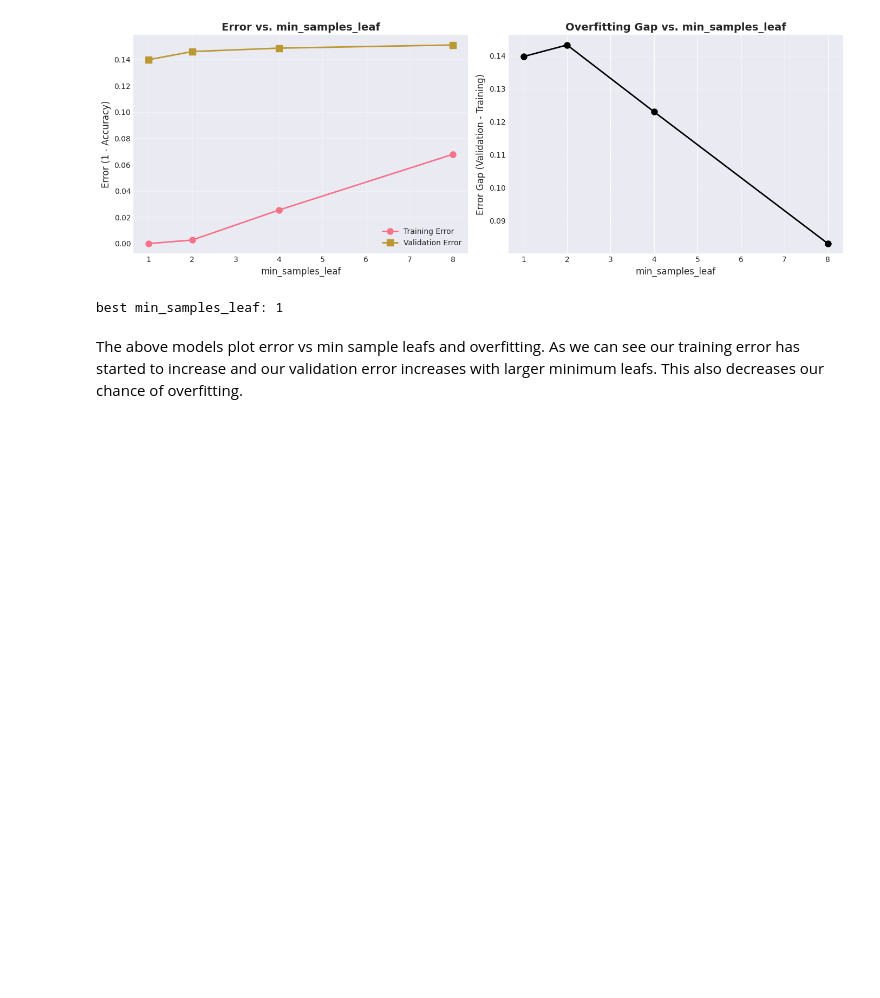
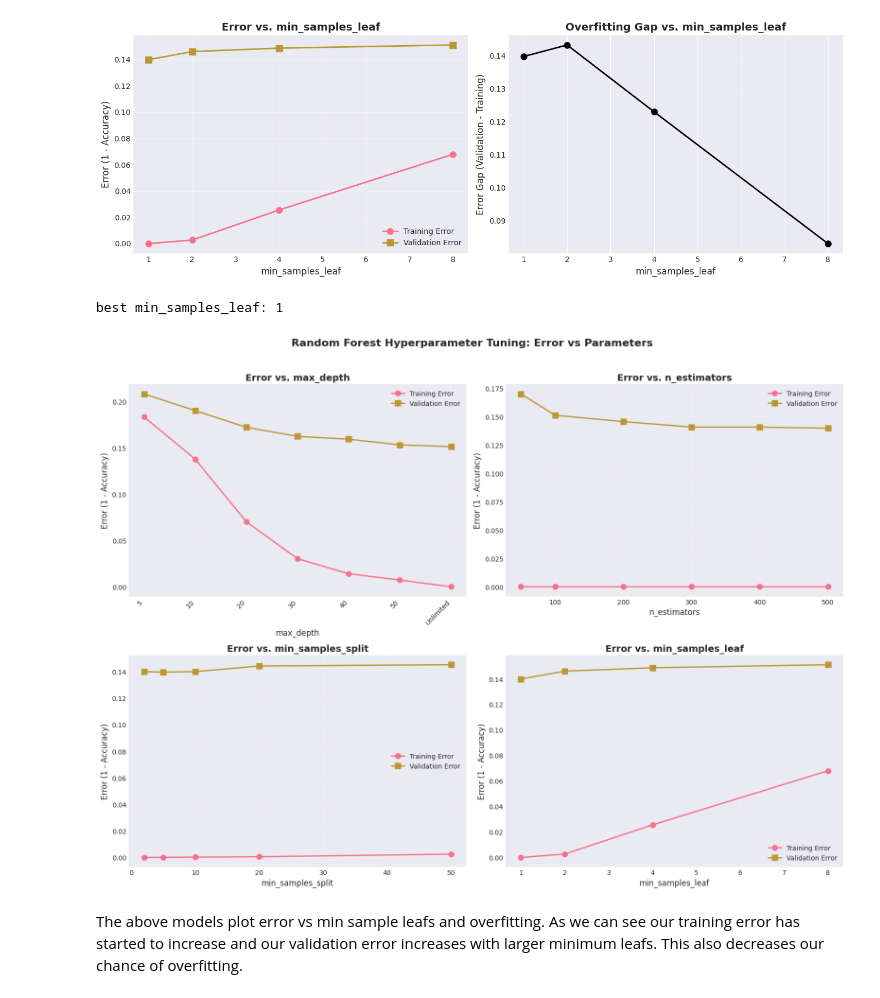
Before and after one commit to v5wtw4krd6-coder/cs-178-project, a Jupyter notebook: cs178_project_merged.ipynb, the cells around one changed output. Cells and saved outputs as stored; diff of their text form; code cells hidden in the pictures; blank space fills up the shorter version.

```diff
--- a/cs178_project_merged.ipynb
+++ b/cs178_project_merged.ipynb
@@ -777,6 +863,53 @@ print(f"best min_samples_leaf: {best_min_leaf}")
 # %% [output]
 [figure]
 best min_samples_leaf: 1
+# %%
+fig, axes = plt.subplots(2, 2, figsize=(16, 12))
+fig.suptitle('Random Forest Hyperparameter Tuning: Error vs Parameters', fontsize=16, fontweight='bold')
+
+depths_str = [str(d) for d in depth_results['depth']]
+x_pos_depth = range(len(depths_str))
+
+axes[0, 0].plot(x_pos_depth, depth_results['train_err'], 'o-', label='Training Error', linewidth=2, markersize=8)
+axes[0, 0].plot(x_pos_depth, depth_results['val_err'], 's-', label='Validation Error', linewidth=2, markersize=8)
+axes[0, 0].set_xticks(x_pos_depth)
+axes[0, 0].set_xticklabels(depths_str, rotation=45, ha='right')
+axes[0, 0].set_xlabel('max_depth', fontsize=12)
+axes[0, 0].set_ylabel('Error (1 - Accuracy)', fontsize=12)
+axes[0, 0].set_title('Error vs. max_depth', fontsize=14, fontweight='bold')
+axes[0, 0].legend()
+axes[0, 0].grid(alpha=0.3)
+
+axes[0, 1].plot(estimator_results['n_est'], estimator_results['train_err'], 'o-', label='Training Error', linewidth=2, markersize=8)
+axes[0, 1].plot(estimator_results['n_est'], estimator_results['val_err'], 's-', label='Validation Error', linewidth=2, markersize=8)
+axes[0, 1].set_xlabel('n_estimators', fontsize=12)
+axes[0, 1].set_ylabel('Error (1 - Accuracy)', fontsize=12)
+axes[0, 1].set_title('Error vs. n_estimators', fontsize=14, fontweight='bold')
+axes[0, 1].legend()
+axes[0, 1].grid(alpha=0.3)
+
+split_vals = [r['value'] for r in split_results]
+axes[1, 0].plot(split_vals, [r['train_err'] for r in split_results], 'o-', label='Training Error', linewidth=2, markersize=8)
+axes[1, 0].plot(split_vals, [r['val_err'] for r in split_results], 's-', label='Validation Error', linewidth=2, markersize=8)
+axes[1, 0].set_xlabel('min_samples_split', fontsize=12)
+axes[1, 0].set_ylabel('Error (1 - Accuracy)', fontsize=12)
+axes[1, 0].set_title('Error vs. min_samples_split', fontsize=14, fontweight='bold')
+axes[1, 0].legend()
+axes[1, 0].grid(alpha=0.3)
+
+leaf_vals = [r['value'] for r in leaf_results]
+axes[1, 1].plot(leaf_vals, [r['train_err'] for r in leaf_results], 'o-', label='Training Error', linewidth=2, markersize=8)
+axes[1, 1].plot(leaf_vals, [r['val_err'] for r in leaf_results], 's-', label='Validation Error', linewidth=2, markersize=8)
+axes[1, 1].set_xlabel('min_samples_leaf', fontsize=12)
+axes[1, 1].set_ylabel('Error (1 - Accuracy)', fontsize=12)
+axes[1, 1].set_title('Error vs. min_samples_leaf', fontsize=14, fontweight='bold')
+axes[1, 1].legend()
+axes[1, 1].grid(alpha=0.3)
+
+plt.tight_layout(rect=[0, 0, 1, 0.96])
+plt.show()
+# %% [output]
+[figure, added]
 # %% [markdown]
 The above models plot error vs min sample leafs and overfitting. As we can see our training error has started to increase and our validation error increases with larger minimum leafs. This also decreases our chance of overfitting.
 # %% [markdown]
```
Also changed, not shown: parts of 7 cells of this notebook.
